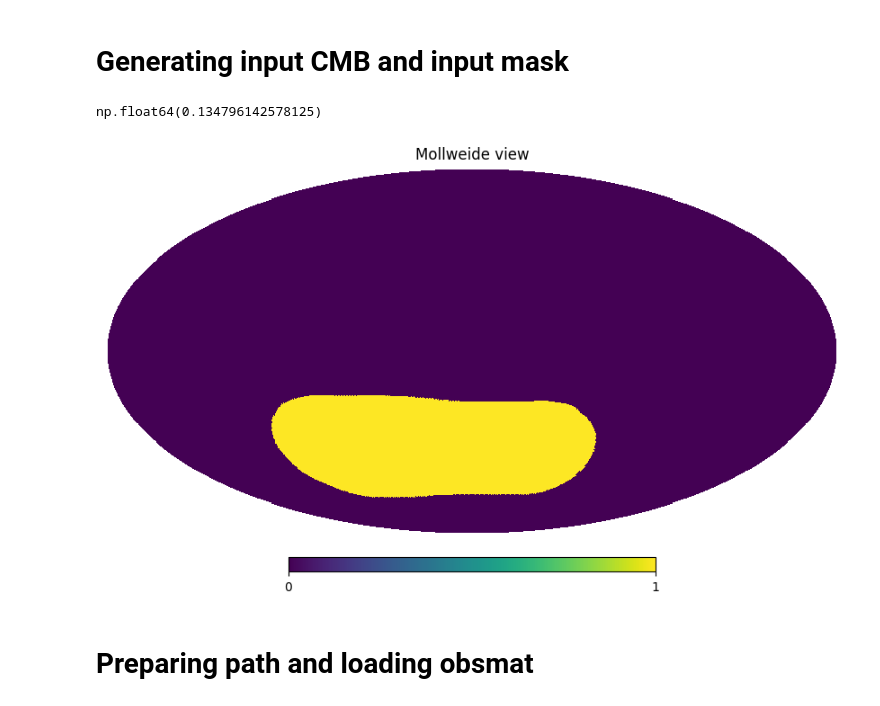
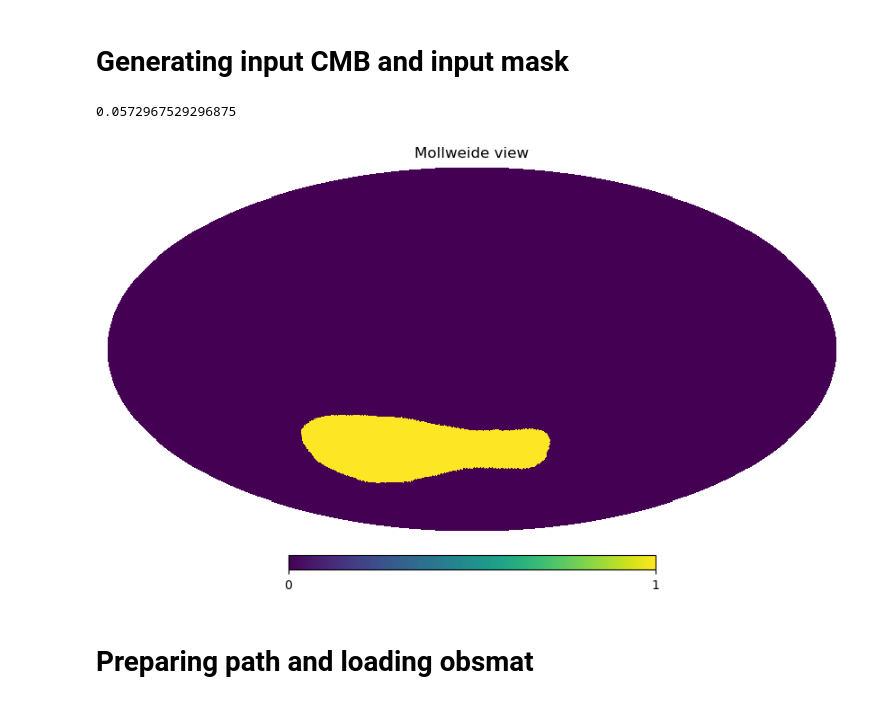
Before and after one commit to CMBSciPol/Megabuster, a Jupyter notebook: notebooks/tuto_megabuster_NERSC.ipynb, the cells around one changed output. Cells and saved outputs as stored; diff of their text form; code cells hidden in the pictures.

```diff
--- a/notebooks/tuto_megabuster_NERSC.ipynb
+++ b/notebooks/tuto_megabuster_NERSC.ipynb
@@ -53,36 +52,45 @@ def make_mask(nhits_path, zero_threshold, nside):
     binary_mask[nhits_smoothed > zero_threshold] = 1
     fsky = np.sum(binary_mask) / len(binary_mask)
 
     return binary_mask, fsky
 
 nside_out = 128  # Output nside for the mask
 
 # path_MSS = '/lustre/fswork/projects/rech/nih/commun/megatop/MSS2/ivar/'
 path_MSS = '/global/cfs/cdirs/sobs/sims/mss-0002/RC1.r01/'
-zero_threshold = 0.1
+#zero_threshold = 0.1
+zero_threshold = 0.45
 path_nhits = path_MSS+f"sobs_RC1.r01_SAT4_mission_f030_4way_coadd_sky_ivar_healpix.fits"
 mask_B, fsky = make_mask(path_nhits, zero_threshold, nside=nside_out)
 
 theta, phi = hp.pix2ang(nside=nside_out, ipix=np.arange(mask_B.size), lonlat=True)
 
 mask_south = np.zeros_like(mask_B)
 
 mask_south[theta < 115] = 1
 mask_south[theta > 280] = 1
 mask_south[phi < -35] = 1
 mask_south[phi > -15] = 0
 
+
+mask_south[theta < 115] = 1
+mask_south[theta > 280] = 1
+mask_south[phi < -35] = 1
+mask_south[phi > -15] = 0
+
+
+
 mask_B_ring = mask_B * mask_south
 mask_B_nest = hp.reorder(mask_B_ring, r2n=True)
 
 mask_indices = mask_B_nest != 0
 
 hp.mollview(mask_B_nest, nest=True)
 f_sky = mask_B_nest.sum() / mask_B_nest.size
 f_sky
 # %% [output]
-np.float64(0.134796142578125)
+0.0572967529296875
-[figure, old version]
+[figure, new version]
 # %% [markdown]
 # Preparing path and loading obsmat
 # %%
```
Also changed, not shown: parts of 50 cells of this notebook, 7 other files.
